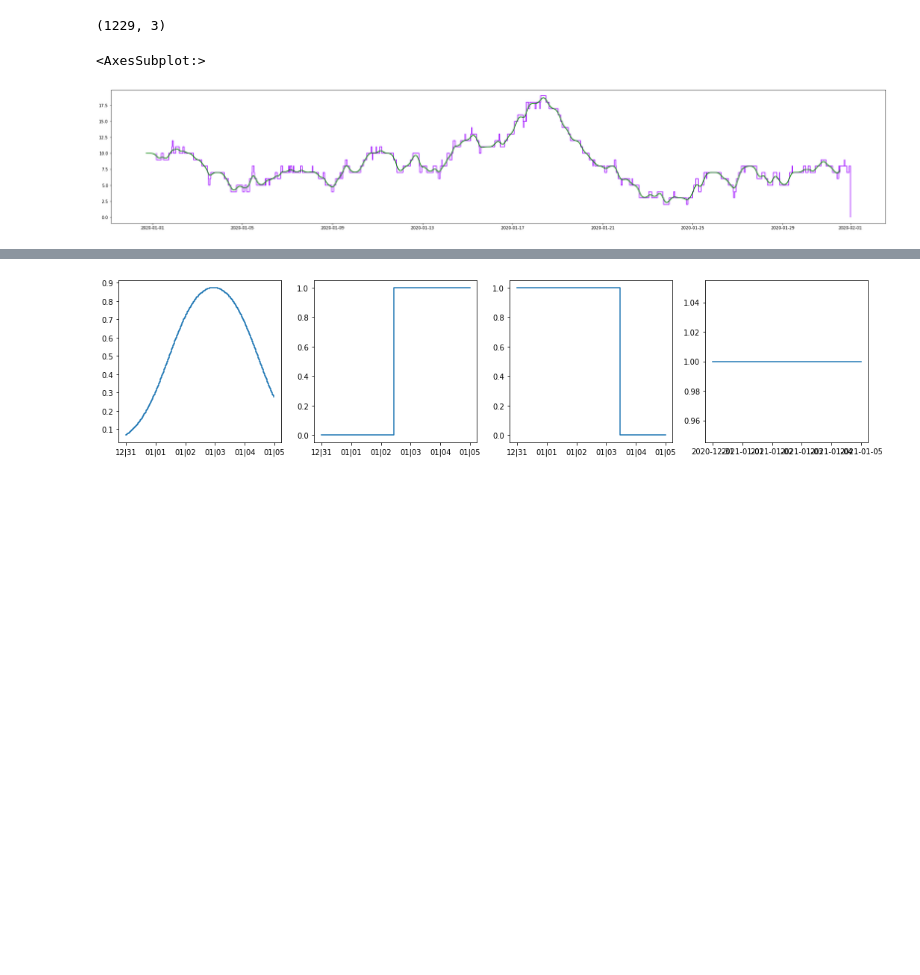
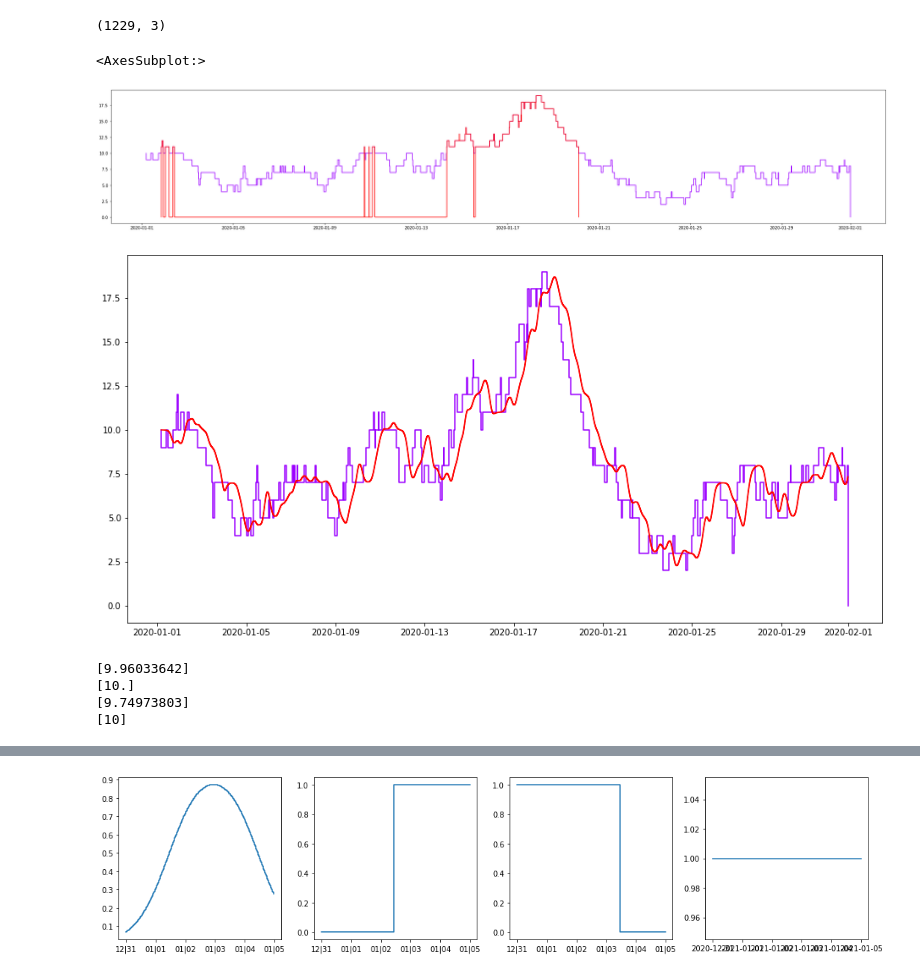
Before and after one commit to probability/topicmodelunderstanding, a Jupyter notebook: Notebooks/Time Delta.ipynb, the cells around one changed output, grey strips where cells are left out. Saved outputs shown, nothing was run; the diff lists cells and outputs as text; code cells hidden in the pictures; blank space fills up the shorter version.

```diff
--- a/Notebooks/Time Delta.ipynb
+++ b/Notebooks/Time Delta.ipynb
@@ -13,10 +13,16 @@ df.shape
 # %%
 vsteps_clipped = vsteps.clip(ubound=pd.Timestamp(2020,2,1))
 ax = vsteps_clipped.plot(size=(34,6))
 #vsteps_clipped_shift = (vsteps_clipped<<pd.Timedelta(hours=11))
+(vsteps_clipped > 10).plot(ax=ax,color='r')
+#ax = vsteps.plot(size=(42,6),method='function',ts_grain = pd.Timedelta(hours=1),color='g')
+#vsteps.plot(ax=ax, color='r')
 
-(vsteps_clipped<<pd.Timedelta(hours=11)).smooth_plot(ax=ax,ts_grain = pd.Timedelta(minutes=10),color='g')
-#vsteps_clipped.smooth_plot()
+
+#vsteps_clipped.smooth_plot(ax=ax,ts_grain = pd.Timedelta(minutes=10),color='g')
+ax2 = vsteps_clipped.plot()
+vsteps_clipped.smooth_plot(ax=ax2,color='r')
 # %% [output]
 <AxesSubplot:>
-[figure, old version]
+[figure, new version]
+[figure, added]
@@ -26,3 +29,15 @@ vsteps_clipped
+# %%
+#vsteps_clipped
+dat = pd.Timestamp(2020,1,1)
+print(vsteps_clipped.smooth_step(dat))
+print(vsteps_clipped.step(dat))
+print(vsteps.smooth_step(dat))
+print(vsteps.step(dat))
+# %% [output]
+[9.96033642]
+[10.]
+[9.74973803]
+[10]
 # %%
 data = vsteps.step_keys()
 dt_deltas = np.diff(data)
```
Also changed, not shown: parts of 4 cells of this notebook, 4 other files.
